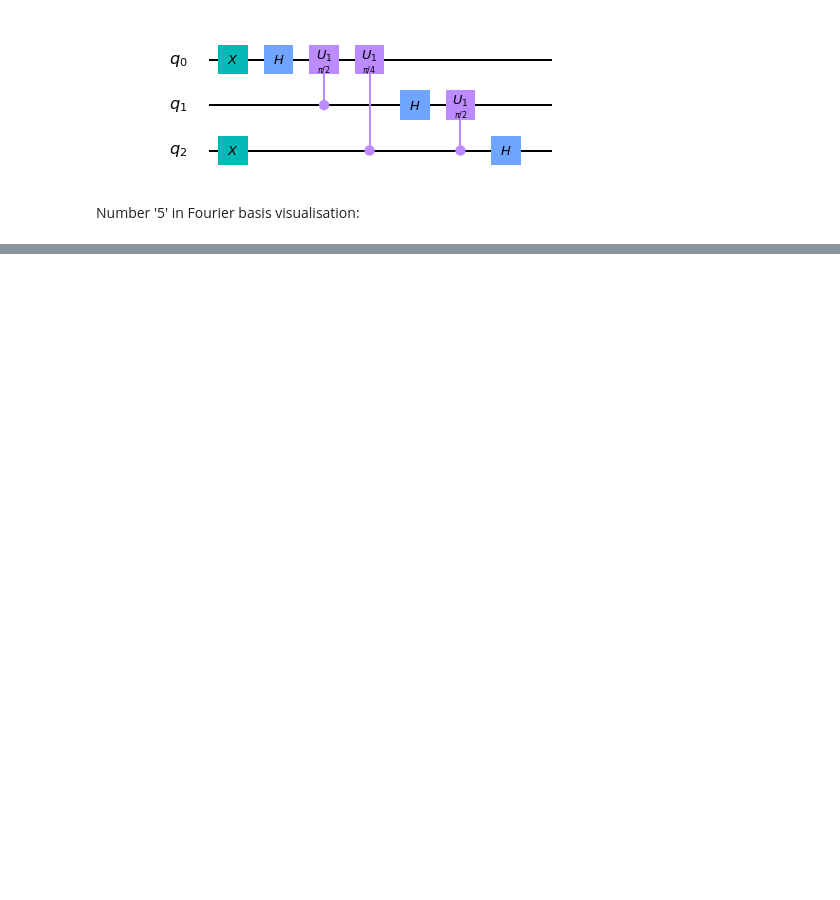
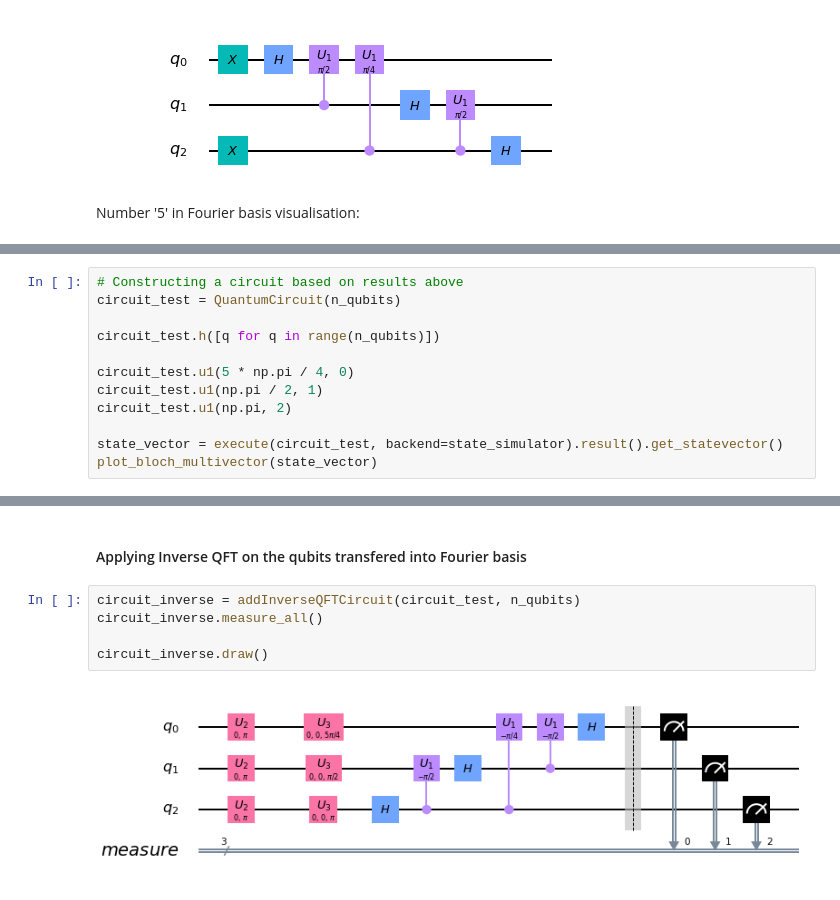
Before and after one commit to asakhnenko/EntangledSolutions, a Jupyter notebook: quantum_fourier_transform_qiskit.ipynb, the cells around one changed output, grey strips where cells are left out. Drawn from its saved outputs; the diff is of its cells as text; blank space fills up the shorter version.

```diff
--- a/quantum_fourier_transform_qiskit.ipynb
+++ b/quantum_fourier_transform_qiskit.ipynb
@@ -114,0 +158,12 @@ plot_bloch_multivector(statevector)
+# %%
+# Constructing a circuit based on results above
+circuit_test = QuantumCircuit(n_qubits)
+
+circuit_test.h([q for q in range(n_qubits)])
+
+circuit_test.u1(5 * np.pi / 4, 0)
+circuit_test.u1(np.pi / 2, 1)
+circuit_test.u1(np.pi, 2)
+
+state_vector = execute(circuit_test, backend=state_simulator).result().get_statevector()
+plot_bloch_multivector(state_vector)
@@ -114,0 +188,9 @@ plot_bloch_multivector(statevector)
+# %% [markdown]
+#### Applying Inverse QFT on the qubits transfered into Fourier basis
+# %%
+circuit_inverse = addInverseQFTCircuit(circuit_test, n_qubits)
+circuit_inverse.measure_all()
+
+circuit_inverse.draw()
+# %% [output]
+[figure, added]
```
Also changed, not shown: parts of 21 cells of this notebook.
